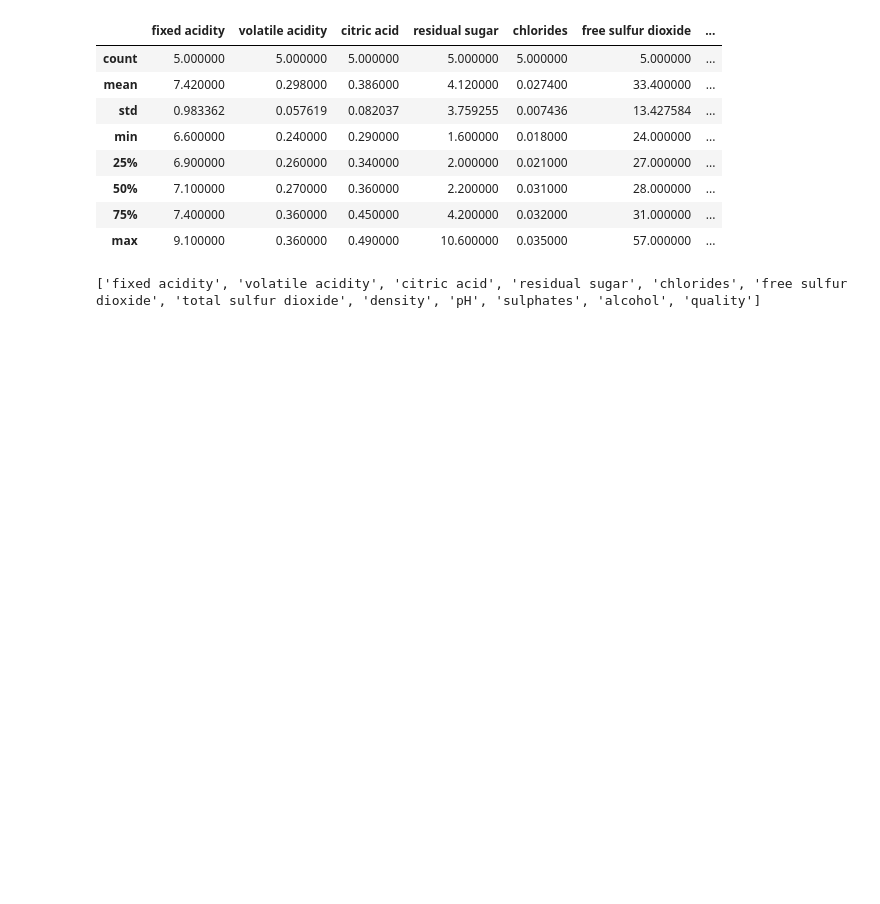
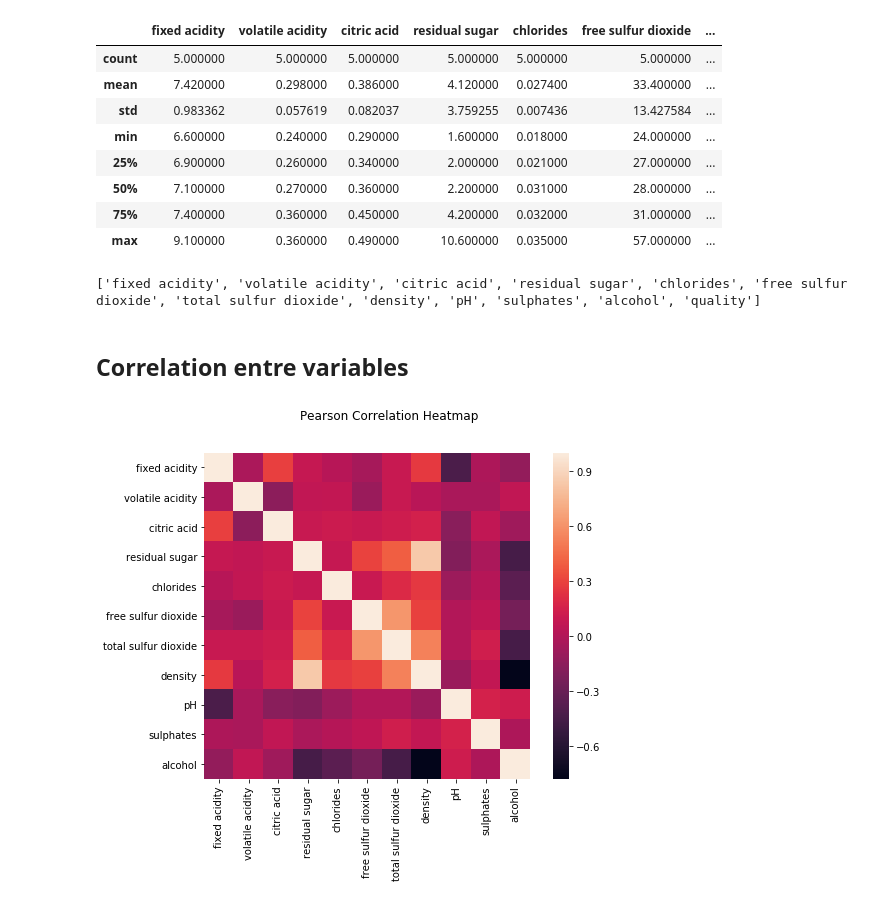
Before and after one commit to cfalguiere/demo-mlflow, a Jupyter notebook: demo-wine/explore-data.ipynb, the cells around one changed output. Drawn from its saved outputs; the diff is of its cells as text; code cells hidden in the pictures; blank space fills up the shorter version.

```diff
--- a/demo-wine/explore-data.ipynb
+++ b/demo-wine/explore-data.ipynb
@@ -91,3 +115,15 @@ cols = df.columns.to_list()
 print(cols)
 # %% [output]
 ['fixed acidity', 'volatile acidity', 'citric acid', 'residual sugar', 'chlorides', 'free sulfur dioxide', 'total sulfur dioxide', 'density', 'pH', 'sulphates', 'alcohol', 'quality']
+# %% [markdown]
+## Correlation entre variables
+# %%
+import matplotlib.pyplot as plt
+import seaborn as sns
+pd.set_option('precision',2)
+plt.figure(figsize=(8, 6))
+sns.heatmap(df.drop(['quality'],axis=1).corr(), square=True)
+plt.suptitle("Pearson Correlation Heatmap")
+plt.show()
+# %% [output]
+[figure, added]
```
Also changed, not shown: parts of 14 cells of this notebook, 3 other files.
